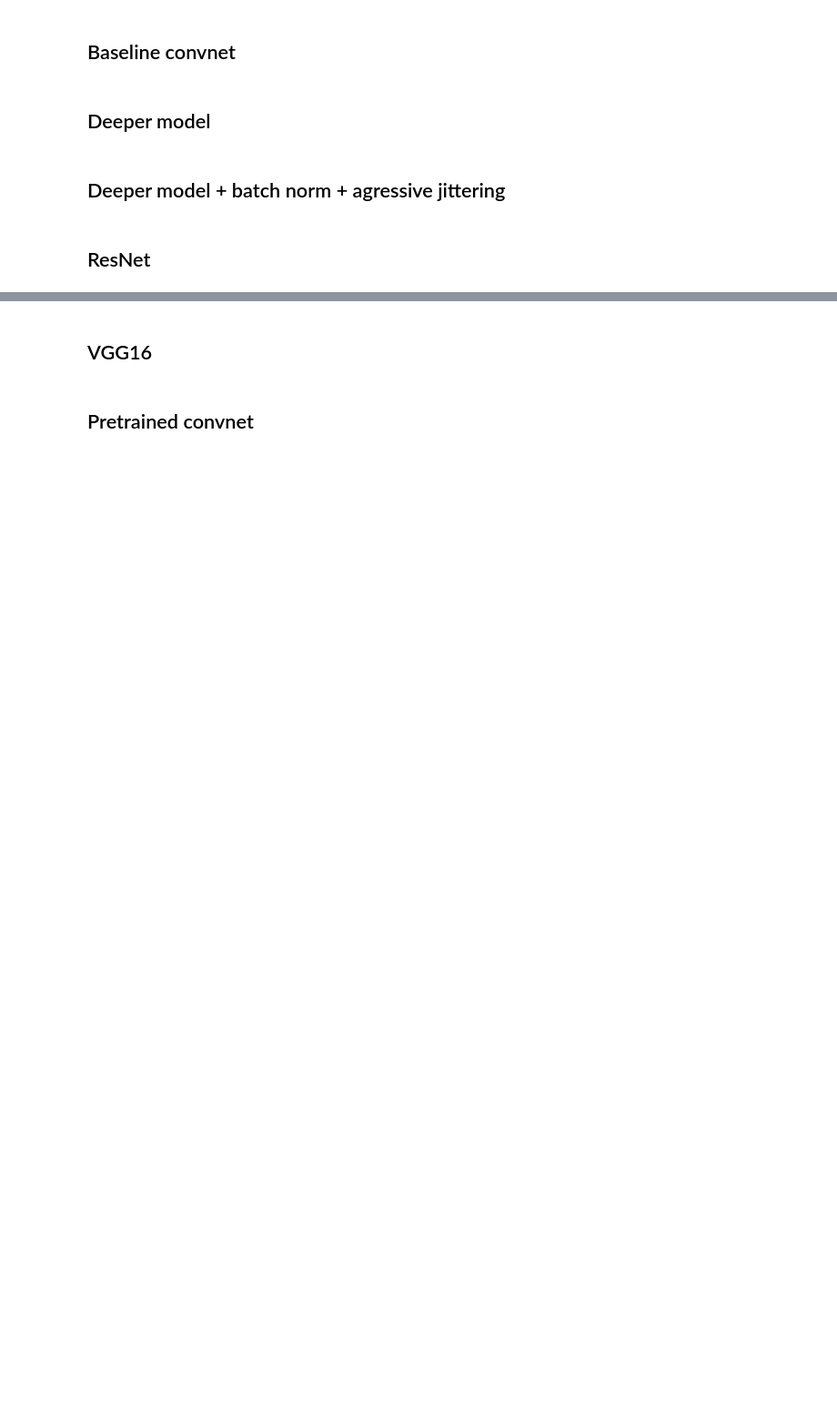
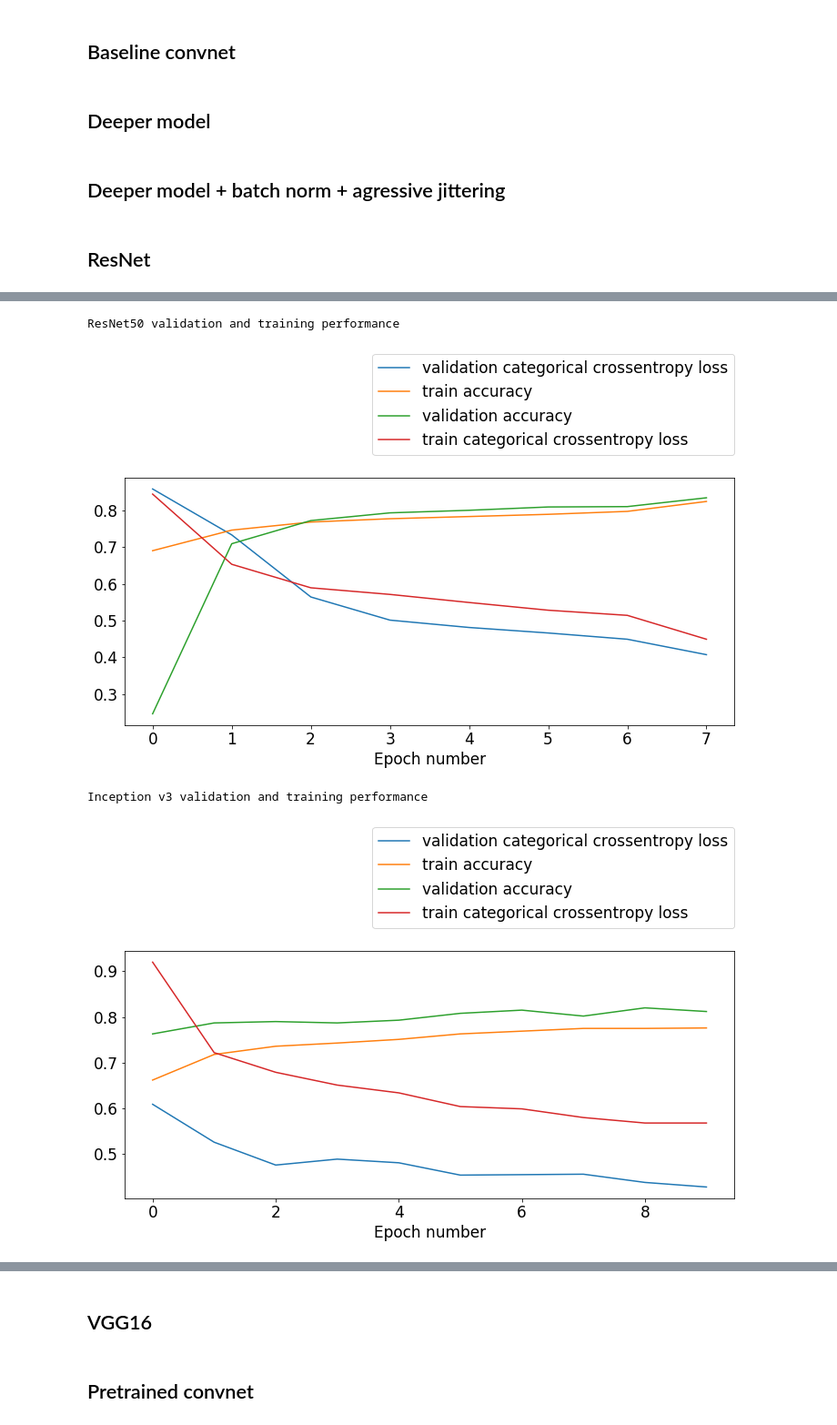
Before and after one commit to Weenkus/Image-Based-Phylogenetic-Classification, a Jupyter notebook: models/convnet.ipynb, the cells around one changed output, grey strips where cells are left out. Shown at 91% size. Drawn from its saved outputs; the diff is of its cells as text; code cells hidden in the pictures; blank space fills up the shorter version.

```diff
--- a/models/convnet.ipynb
+++ b/models/convnet.ipynb
@@ -542,3 +587,45 @@ print('Acc:', acc)
+# %%
+import matplotlib
+
+inception_v3_training = {
+    'train categorical crossentropy loss': [0.920, 0.722, 0.679, 0.651, 0.634, 0.604, 0.599, 0.580, 0.568, 0.568],
+    'validation categorical crossentropy loss': [0.609, 0.526, 0.476, 0.489, 0.481, 0.454, 0.455, 0.456, 0.438, 0.428],
+    'train accuracy': [0.662, 0.718, 0.736, 0.743, 0.751, 0.763, 0.769, 0.775, 0.775, 0.776],
+    'validation accuracy': [0.763, 0.787, 0.790, 0.787, 0.793, 0.808, 0.815, 0.802, 0.820, 0.812],
+}
+
+res_net_training = {
+    'train categorical crossentropy loss': [0.844, 0.653, 0.589, 0.571, 0.549, 0.528, 0.514, 0.449],
+    'validation categorical crossentropy loss': [0.858, 0.733, 0.564, 0.501, 0.481, 0.466, 0.449, 0.407],
+    'train accuracy': [0.690, 0.746, 0.768, 0.777, 0.783, 0.789, 0.797, 0.824],
+    'validation accuracy': [0.246, 0.709, 0.772, 0.793, 0.800, 0.809, 0.810, 0.834],
+}
+
+models = {
+    'Inception v3': inception_v3_training,
+    'ResNet50': res_net_training
+}
+matplotlib.rcParams.update({'font.size': 17})
+
+for model_name, graph_values in models.items():
+    title = model_name + ' validation and training performance'
+    #plt.title(title)
+    print(title)
+
+    fig = matplotlib.pyplot.gcf()
+    fig.set_size_inches(12, 5)
+
+    for metric_name, metric_values in graph_values.items():
+        plt.plot(range(len(metric_values)), metric_values, label=metric_name)
+        plt.legend(bbox_to_anchor=(1, 1.5), loc=1, borderaxespad=0.)
+
+    plt.xlabel('Epoch number')
+    plt.show()
+# %% [output]
+ResNet50 validation and training performance
+[figure, added]
+Inception v3 validation and training performance
+[figure, added]
 # %%
 class_num = [15, 14, 13, 12, 11, 10, 9, 8, 7]
 acc = [0.835, 0.832, 0.866, 0.892, 0.884, 0.888, 0.875, 0.872,  0.871]
```
Also changed, not shown: parts of 15 cells of this notebook, 1 other file.
